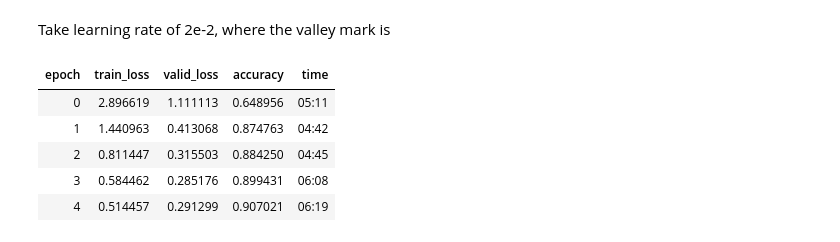
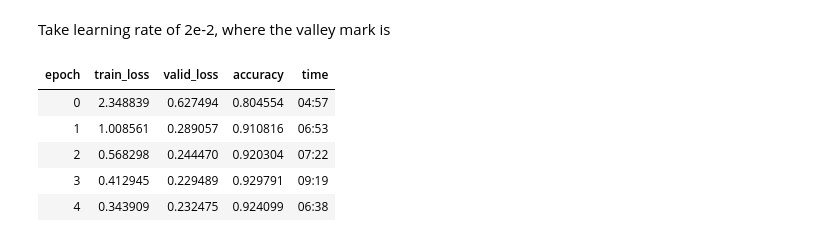
Before and after one commit to magala20-alt/AI-In-Robotics, a Jupyter notebook: model.ipynb, the cells around one changed output. Saved outputs shown, nothing was run; the diff lists cells and outputs as text; code cells hidden in the pictures.

```diff
--- a/model.ipynb
+++ b/model.ipynb
@@ -64,16 +64,16 @@ Take learning rate of 2e-2, where the valley mark is
 # %%
 # freeze petrained layers
 learn.freeze()
 
-# train head for 5 epochs with learning rate of 1e-2
-learn.fit_one_cycle(5, 1e-2)
+# train head for 5 epochs with learning rate of 2e-2
+learn.fit_one_cycle(5, 2e-2)
 # %% [output]
 | epoch | train_loss | valid_loss | accuracy | time |
-| 0 | 2.896619 | 1.111113 | 0.648956 | 05:11 |
-| 1 | 1.440963 | 0.413068 | 0.874763 | 04:42 |
-| 2 | 0.811447 | 0.315503 | 0.884250 | 04:45 |
-| 3 | 0.584462 | 0.285176 | 0.899431 | 06:08 |
-| 4 | 0.514457 | 0.291299 | 0.907021 | 06:19 |
+| 0 | 2.348839 | 0.627494 | 0.804554 | 04:57 |
+| 1 | 1.008561 | 0.289057 | 0.910816 | 06:53 |
+| 2 | 0.568298 | 0.244470 | 0.920304 | 07:22 |
+| 3 | 0.412945 | 0.229489 | 0.929791 | 09:19 |
+| 4 | 0.343909 | 0.232475 | 0.924099 | 06:38 |
 # %%
 #unfreeze model and find learning rate
 learn.unfreeze()
```
Also changed, not shown: parts of 6 cells of this notebook.
